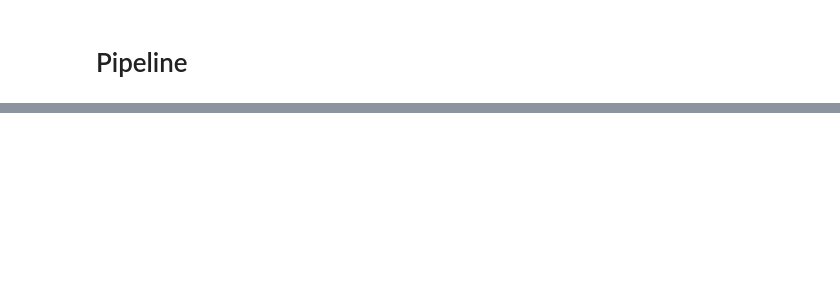
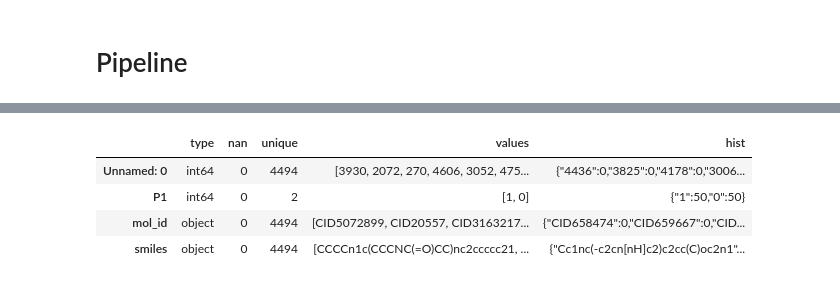
Before and after one commit to lologibus2/servier, a Jupyter notebook: servier/jupy/DL_Sanbox.ipynb, the cells around one changed output, grey strips where cells are left out. Drawn from its saved outputs; the diff is of its cells as text; code cells hidden in the pictures; blank space fills up the shorter version.

```diff
--- a/servier/jupy/DL_Sanbox.ipynb
+++ b/servier/jupy/DL_Sanbox.ipynb
@@ -63,0 +34,32 @@ max_ = max([len(w) for w in df.smiles.values])
+# %%
+from sklearn.utils import resample
+import pandas as pd
+
+def resample_data(df, up=False, target='P1'):
+    # Separate majority and minority classes
+    majority_class = df[target].mode().values[0]
+    df_majority = df[df[target] == majority_class]
+    df_minority = df[df[target] == 1-majority_class]
+
+    n_minority = df_minority.shape[0]
+    n_majority = df_majority.shape[0]
+    seed = 123
+
+    if up:
+        # Upsample minority class
+        df_minority_upsampled = resample(df_minority,
+                                         replace=True,  # sample with replacement
+                                         n_samples=n_majority,  # to match majority class
+                                         random_state=seed)  # reproducible results
+
+        # Combine majority class with upsampled minority class
+        df_new = pd.concat([df_majority, df_minority_upsampled])
+    else:
+        # Downsample majority class
+        df_majority_downsampled = resample(df_majority,
+                                           replace=False,  # sample without replacement
+                                           n_samples=n_minority,  # to match minority class
+                                           random_state=seed)  # reproducible results
+        # Combine minority class with downsampled majority class
+        df_new = pd.concat([df_majority_downsampled, df_minority])
+    return df_new
@@ -157,0 +452,8 @@ y_pred = model.predict_classes(X_val, batch_size=1, verbose=1)
+# %%
+describe_df(df2)
+# %% [output]
+|  | type | nan | unique | values | hist |
+| Unnamed: 0 | int64 | 0 | 4494 | [3930, 2072, 270, 4606, 3052, 475... | {"4436":0,"3825":0,"4178":0,"3006... |
+| P1 | int64 | 0 | 2 | [1, 0] | {"1":50,"0":50} |
+| mol_id | object | 0 | 4494 | [CID5072899, CID20557, CID3163217... | {"CID658474":0,"CID659667":0,"CID... |
+| smiles | object | 0 | 4494 | [CCCCn1c(CCCNC(=O)CC)nc2ccccc21, ... | {"Cc1nc(-c2cn[nH]c2)c2cc(C)oc2n1"... |
```
Also changed, not shown: parts of 34 cells of this notebook, 1 other file.
